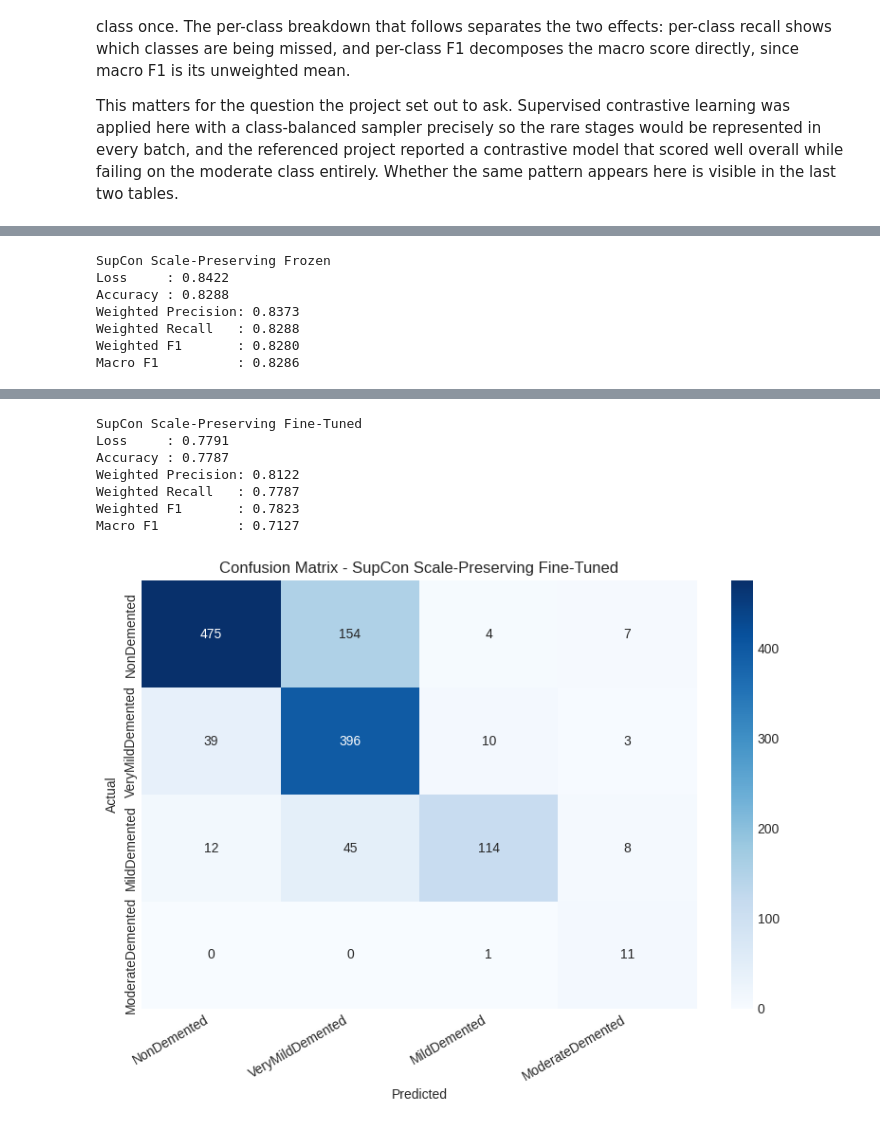
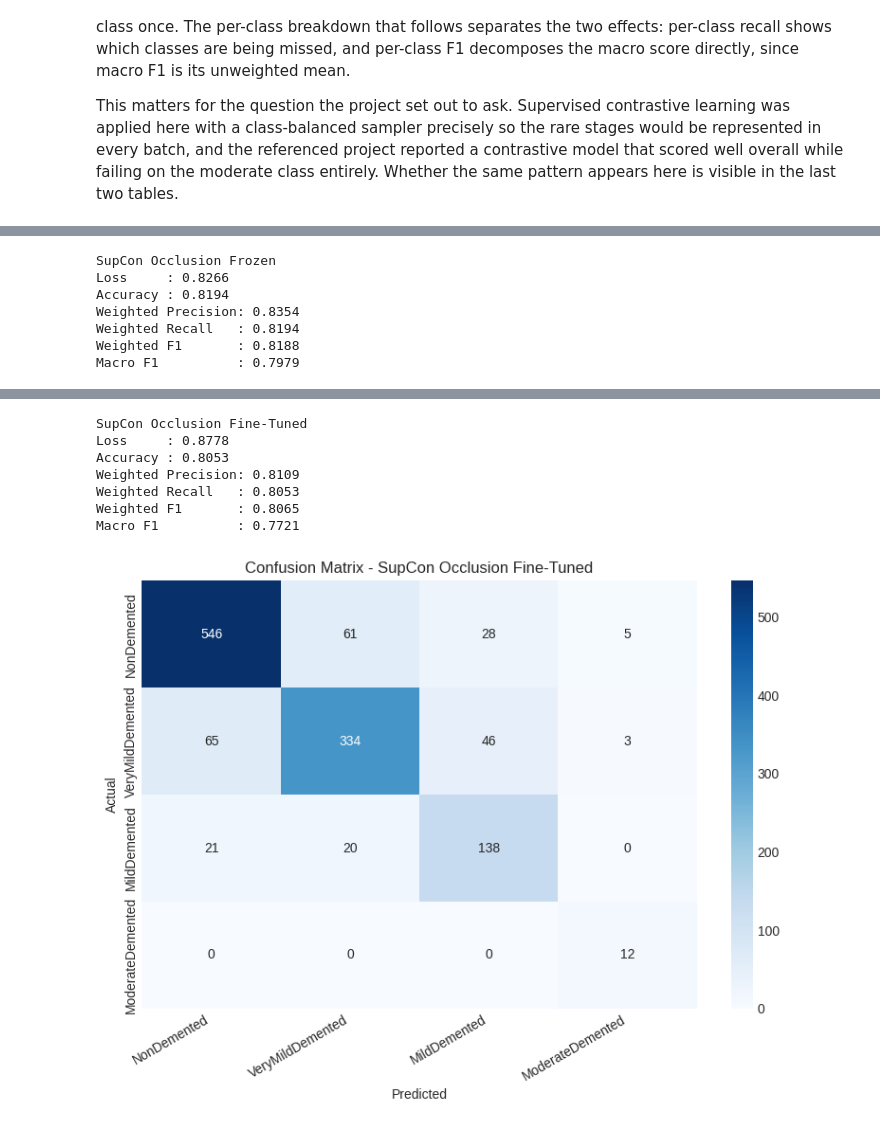
Before and after one commit to VladetaV/Deep-Learning-For-Human-Body-Marker-Augmentation, a Jupyter notebook: alzheimer_classification.ipynb, the cells around one changed output, grey strips where cells are left out. Drawn from its saved outputs; the diff is of its cells as text; code cells hidden in the pictures.

```diff
--- a/alzheimer_classification.ipynb
+++ b/alzheimer_classification.ipynb
@@ -2310,6 +2346,17 @@ def build_contrastive_classifier(encoder, freeze_backbone):
     if freeze_backbone:
         for name, parameter in classifier.resnet.named_parameters():
             parameter.requires_grad = name.startswith('fc.')
+
+        default_train = classifier.train
+
+        def train_with_frozen_statistics(mode=True):
+            default_train(mode)
+            for module in classifier.resnet.modules():
+                if isinstance(module, nn.BatchNorm2d):
+                    module.eval()
+            return classifier
+
+        classifier.train = train_with_frozen_statistics
 
     return classifier.to(device)
 
@@ -2694,7 +2750,7 @@ Validation linear probe macro F1: 0.9976 (selected run: 0.9965)
 def train_classifier_from_encoder(encoder, freeze_backbone, model_path, model_name):
     classifier = build_contrastive_classifier(encoder, freeze_backbone)
 
-    if model_path.exists() and not RETRAIN_SCALE_PRESERVING:
+    if model_path.exists() and not RETRAIN_OCCLUSION:
         checkpoint = torch.load(model_path, map_location=device, weights_only=False)
         classifier.load_state_dict(checkpoint['model_state_dict'])
         print(f'Loaded {model_name} from {model_path}')
@@ -2730,7 +2786,7 @@ def train_classifier_from_encoder(encoder, freeze_backbone, model_path, model_na
             'data_split': 'original_kaggle_test',
             'encoder_config': best_contrastive_config,
             'classifier_config': best_resnet_config,
-            'augmentation': 'scale_preserving',
+            'augmentation': 'occlusion',
             'frozen_backbone': freeze_backbone,
         },
         model_path.with_suffix('.tmp')
@@ -2740,19 +2796,19 @@ def train_classifier_from_encoder(encoder, freeze_backbone, model_path, model_na
     return classifier, metrics
 
 
-scale_preserving_frozen, scale_preserving_frozen_metrics = train_classifier_from_encoder(
-    scale_preserving_encoder,
+occlusion_frozen, occlusion_frozen_metrics = train_classifier_from_encoder(
+    occlusion_encoder,
     freeze_backbone=True,
-    model_path=SCALE_PRESERVING_PATHS['frozen'],
-    model_name='SupCon Scale-Preserving Frozen',
+    model_path=OCCLUSION_PATHS['frozen'],
+    model_name='SupCon Occlusion Frozen',
 )
 
-scale_preserving_finetuned, scale_preserving_finetuned_metrics = (
+occlusion_finetuned, occlusion_finetuned_metrics = (
     train_classifier_from_encoder(
-        scale_preserving_encoder,
+        occlusion_encoder,
         freeze_backbone=False,
-        model_path=SCALE_PRESERVING_PATHS['finetuned'],
-        model_name='SupCon Scale-Preserving Fine-Tuned',
+        model_path=OCCLUSION_PATHS['finetuned'],
+        model_name='SupCon Occlusion Fine-Tuned',
     )
 )
 # %% [output]
@@ -2765,22 +2821,22 @@ Saved SupCon Scale-Preserving Fine-Tuned to /content/drive/MyDrive/alzheimer-cla
 # %%
-scale_preserving_frozen_results = evaluate_model(
-    scale_preserving_frozen,
+occlusion_frozen_results = evaluate_model(
+    occlusion_frozen,
     criterion,
     test_loader,
-    title='SupCon Scale-Preserving Frozen',
+    title='SupCon Occlusion Frozen',
 )
 
-scale_preserving_finetuned_results = evaluate_model(
-    scale_preserving_finetuned,
+occlusion_finetuned_results = evaluate_model(
+    occlusion_finetuned,
     criterion,
     test_loader,
-    title='SupCon Scale-Preserving Fine-Tuned',
+    title='SupCon Occlusion Fine-Tuned',
 )
 # %% [output]
-SupCon Scale-Preserving Frozen
-Loss     : 0.8422
-Accuracy : 0.8288
-Weighted Precision: 0.8373
-Weighted Recall   : 0.8288
-Weighted F1       : 0.8280
-Macro F1          : 0.8286
+SupCon Occlusion Frozen
+Loss     : 0.8266
+Accuracy : 0.8194
+Weighted Precision: 0.8354
+Weighted Recall   : 0.8194
+Weighted F1       : 0.8188
+Macro F1          : 0.7979
@@ -2788,11 +2844,11 @@ Macro F1          : 0.8286
-SupCon Scale-Preserving Fine-Tuned
-Loss     : 0.7791
-Accuracy : 0.7787
-Weighted Precision: 0.8122
-Weighted Recall   : 0.7787
-Weighted F1       : 0.7823
-Macro F1          : 0.7127
+SupCon Occlusion Fine-Tuned
+Loss     : 0.8778
+Accuracy : 0.8053
+Weighted Precision: 0.8109
+Weighted Recall   : 0.8053
+Weighted F1       : 0.8065
+Macro F1          : 0.7721
-[figure, old version]
+[figure, new version]
 # %%
 augmentation_model_results = {
     'Selected ResNet-50': resnet_results,
```
Also changed, not shown: parts of 18 cells of this notebook, 1 other file.
